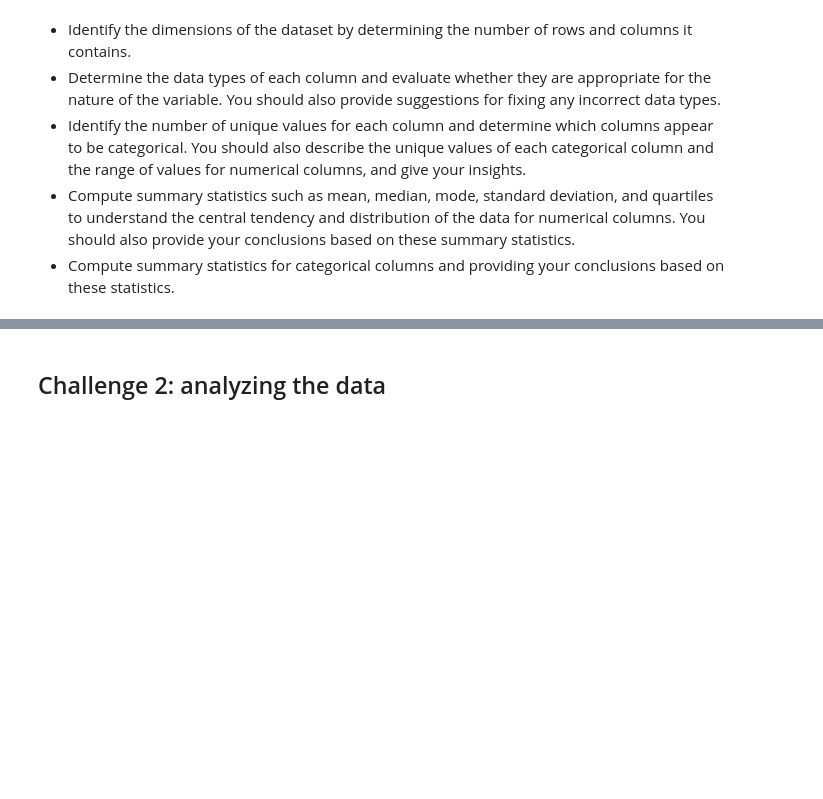
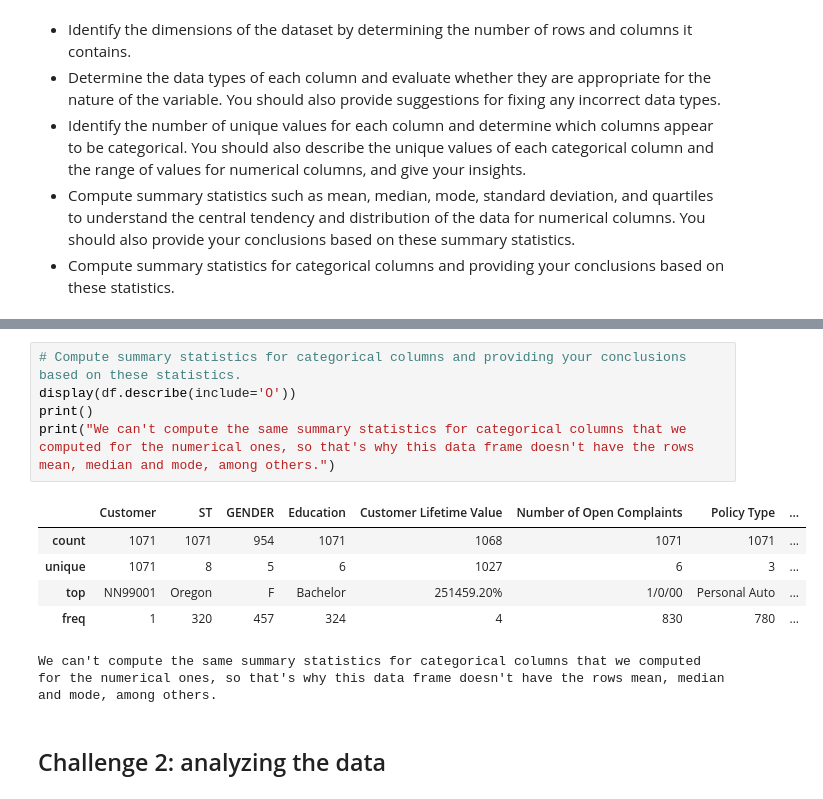
Before and after one commit to LauSanjuan/lab-dw-pandas, a Jupyter notebook: lab-dw-pandas.ipynb, the cells around one changed output, grey strips where cells are left out. Drawn from its saved outputs; the diff is of its cells as text; blank space fills up the shorter version.

```diff
--- a/lab-dw-pandas.ipynb
+++ b/lab-dw-pandas.ipynb
@@ -49,3 +161,15 @@ In this challenge, you will use pandas to explore a given dataset. Your task is
+# %%
+# Compute summary statistics for categorical columns and providing your conclusions based on these statistics.
+display(df.describe(include='O'))
+print()
+print("We can't compute the same summary statistics for categorical columns that we computed for the numerical ones, so that's why this data frame doesn't have the rows mean, median and mode, among others.")
+# %% [output]
+|  | Customer | ST | GENDER | Education | Customer Lifetime Value | Number of Open Complaints | Policy Type | ... |
+| count | 1071 | 1071 | 954 | 1071 | 1068 | 1071 | 1071 | ... |
+| unique | 1071 | 8 | 5 | 6 | 1027 | 6 | 3 | ... |
+| top | NN99001 | Oregon | F | Bachelor | 251459.20% | 1/0/00 | Personal Auto | ... |
+| freq | 1 | 320 | 457 | 324 | 4 | 830 | 780 | ... |
+We can't compute the same summary statistics for categorical columns that we computed for the numerical ones, so that's why this data frame doesn't have the rows mean, median and mode, among others.
 # %% [markdown]
 ## Challenge 2: analyzing the data
 # %% [markdown]
```
Also changed, not shown: parts of 14 cells of this notebook.
